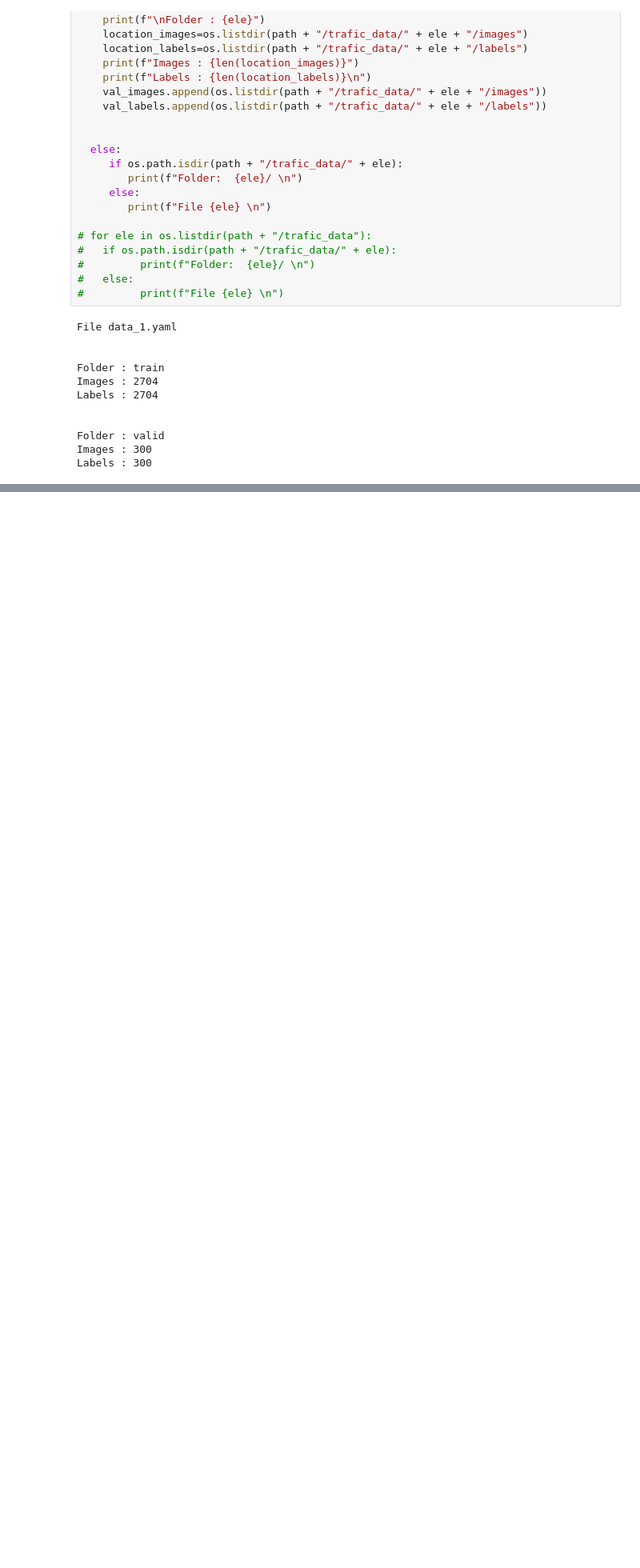
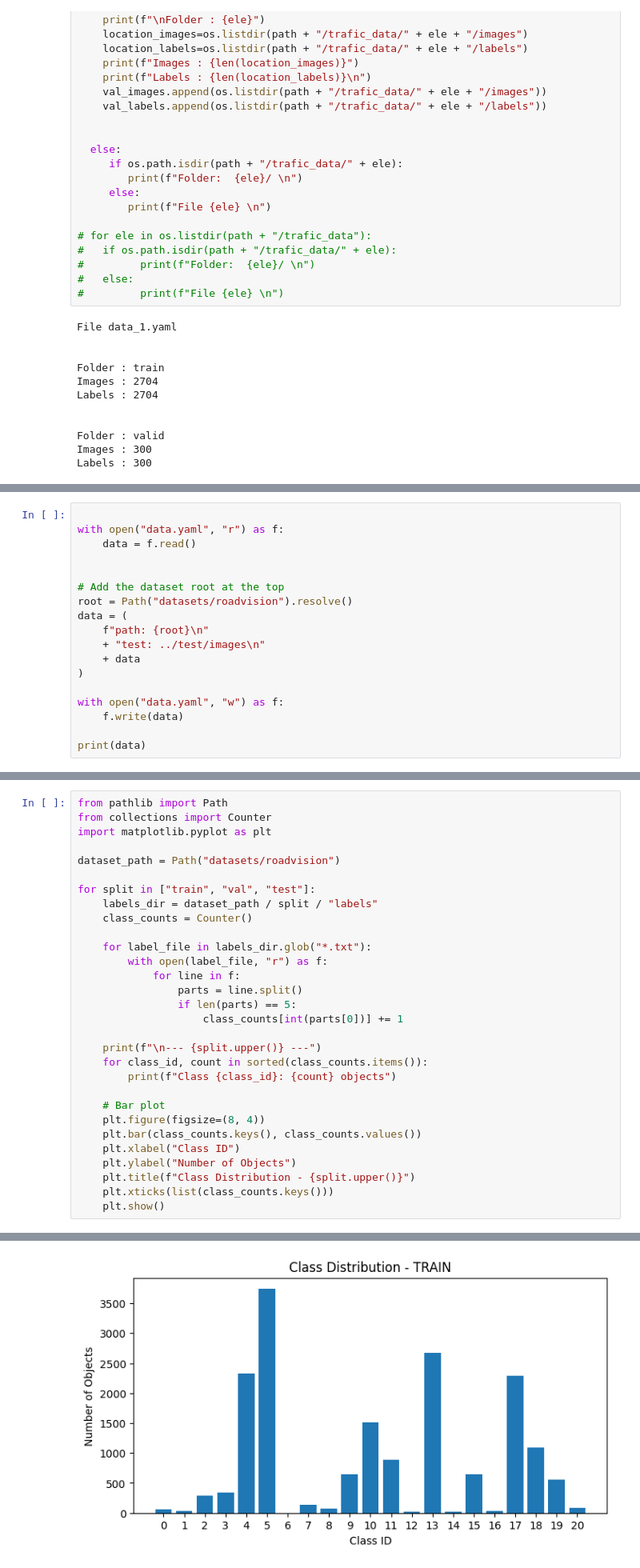
Before and after one commit to MohamedOuzzat/RoadVision-AI, a Jupyter notebook: RoadVision.ipynb, the cells around one changed output, grey strips where cells are left out. Shown at 80% size. Cells and saved outputs as stored; diff of their text form; blank space fills up the shorter version.

Commit message:
i complete the EDA part

```diff
--- a/RoadVision.ipynb
+++ b/RoadVision.ipynb
@@ -111,0 +293,18 @@ for label in train_labels:
+# %%
+
+with open("data.yaml", "r") as f:
+    data = f.read()
+
+
+# Add the dataset root at the top
+root = Path("datasets/roadvision").resolve()
+data = (
+    f"path: {root}\n"
+    + "test: ../test/images\n"
+    + data
+)
+
+with open("data.yaml", "w") as f:
+    f.write(data)
+
+print(data)
@@ -111,0 +383,31 @@ for label in train_labels:
+# %%
+from pathlib import Path
+from collections import Counter
+import matplotlib.pyplot as plt
+
+dataset_path = Path("datasets/roadvision")
+
+for split in ["train", "val", "test"]:
+    labels_dir = dataset_path / split / "labels"
+    class_counts = Counter()
+
+    for label_file in labels_dir.glob("*.txt"):
+        with open(label_file, "r") as f:
+            for line in f:
+                parts = line.split()
+                if len(parts) == 5:
+                    class_counts[int(parts[0])] += 1
+
+    print(f"\n--- {split.upper()} ---")
+    for class_id, count in sorted(class_counts.items()):
+        print(f"Class {class_id}: {count} objects")
+
+    # Bar plot
+    plt.figure(figsize=(8, 4))
+    plt.bar(class_counts.keys(), class_counts.values())
+    plt.xlabel("Class ID")
+    plt.ylabel("Number of Objects")
+    plt.title(f"Class Distribution - {split.upper()}")
+    plt.xticks(list(class_counts.keys()))
+    plt.show()
+# %% [output]
@@ -111,0 +431 @@ for label in train_labels:
+[figure, added]
```
Also changed, not shown: parts of 17 cells of this notebook.
